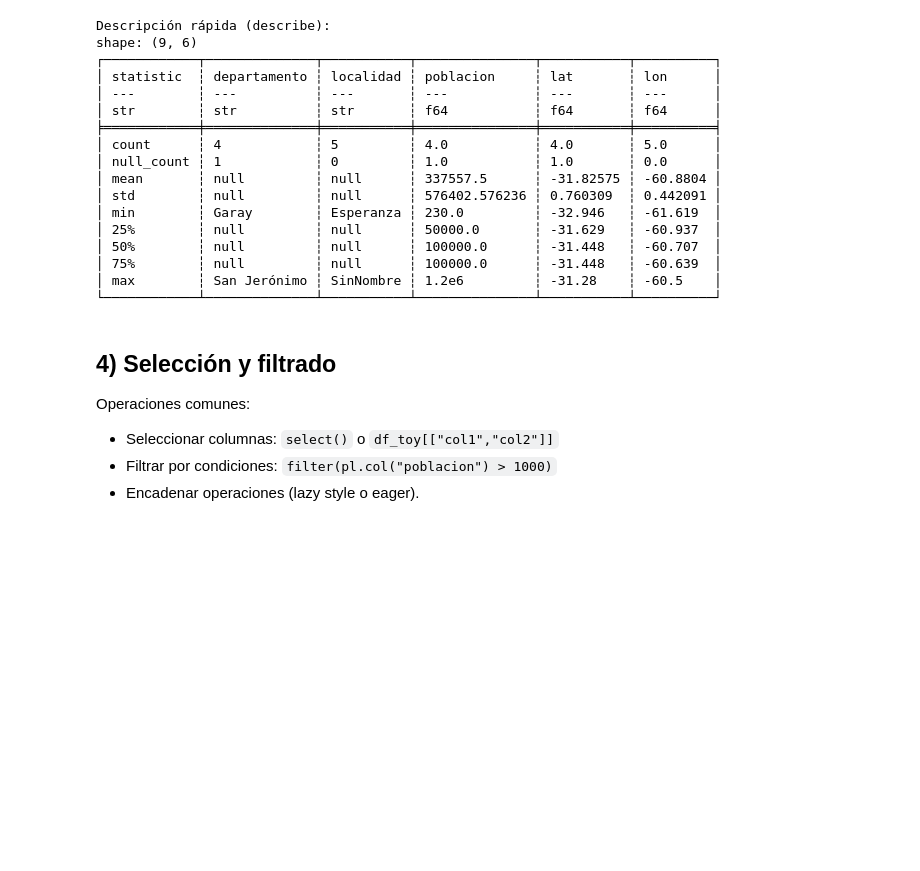
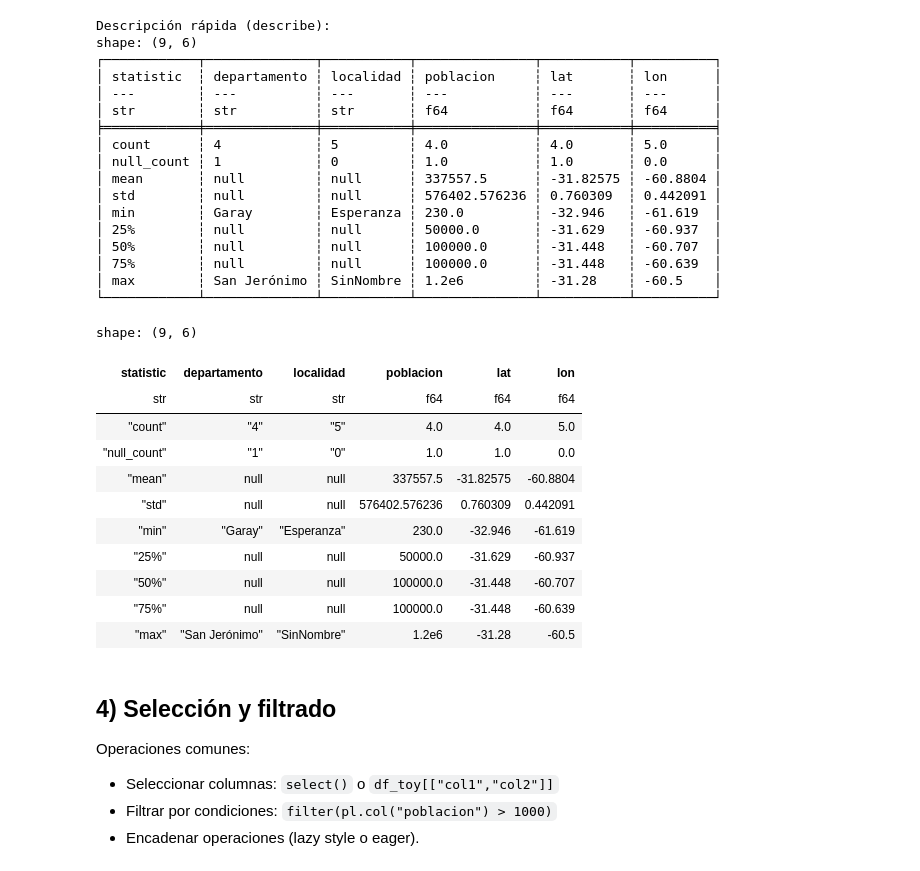
Before and after one commit to emilopez/datascience-course, a Jupyter notebook: clases/clase_04_polars_intro.ipynb, the cells around one changed output. Cells and saved outputs as stored; diff of their text form; code cells hidden in the pictures; blank space fills up the shorter version.

```diff
--- a/clases/clase_04_polars_intro.ipynb
+++ b/clases/clase_04_polars_intro.ipynb
@@ -21,3 +22,11 @@ from pathlib import Path
 - df_toy de juguete
 - df_loca_arg con datos provenientes de un archivo csv
 - df_loca_pan
+# %%
+dic_loca = {
+        "departamento": ["San Jerónimo","La Capital","San Jerónimo","Garay", None],
+        "localidad": ["Santa Fe","Rosario","Rafaela","Esperanza","SinNombre"],
+        "poblacion": [100000, 1200000, 50000, None, 230],
+        "lat": [-31.629, -32.946, -31.280, -31.448, None],
+        "lon": [-60.707, -60.639, -61.619, -60.937, -60.5],
+}
@@ -24,13 +41,5 @@ from pathlib import Path
 # %%
-df_toy = pl.DataFrame(
-    {
-        "departamento": ["San Jerónimo","La Capital","San Jerónimo","Garay", None],
-        "localidad": ["Santa Fe","Rosario","Rafaela","Esperanza","SinNombre"],
-        "poblacion": [100000, 1200000, 50000, None, 230],
-        "lat": [-31.629, -32.946, -31.280, -31.448, None],
-        "lon": [-60.707, -60.639, -61.619, -60.937, -60.5],
-    }
-)
+df_toy = pl.DataFrame(dic_loca)
 # %%
 df_toy
 # %% [output]
@@ -118,6 +227,21 @@ shape: (9, 6)
 │ 75%        ┆ null         ┆ null      ┆ 100000.0      ┆ -31.448   ┆ -60.639  │
 │ max        ┆ San Jerónimo ┆ SinNombre ┆ 1.2e6         ┆ -31.28    ┆ -60.5    │
 └────────────┴──────────────┴───────────┴───────────────┴───────────┴──────────┘
+# %%
+df_toy.describe()
+# %% [output]
+shape: (9, 6)
+| statistic | departamento | localidad | poblacion | lat | lon |
+| str | str | str | f64 | f64 | f64 |
+| "count" | "4" | "5" | 4.0 | 4.0 | 5.0 |
+| "null_count" | "1" | "0" | 1.0 | 1.0 | 0.0 |
+| "mean" | null | null | 337557.5 | -31.82575 | -60.8804 |
+| "std" | null | null | 576402.576236 | 0.760309 | 0.442091 |
+| "min" | "Garay" | "Esperanza" | 230.0 | -32.946 | -61.619 |
+| "25%" | null | null | 50000.0 | -31.629 | -60.937 |
+| "50%" | null | null | 100000.0 | -31.448 | -60.707 |
+| "75%" | null | null | 100000.0 | -31.448 | -60.639 |
+| "max" | "San Jerónimo" | "SinNombre" | 1.2e6 | -31.28 | -60.5 |
 # %% [markdown]
 ## 4) Selección y filtrado
 Operaciones comunes:
```
Also changed, not shown: parts of 38 cells of this notebook.
